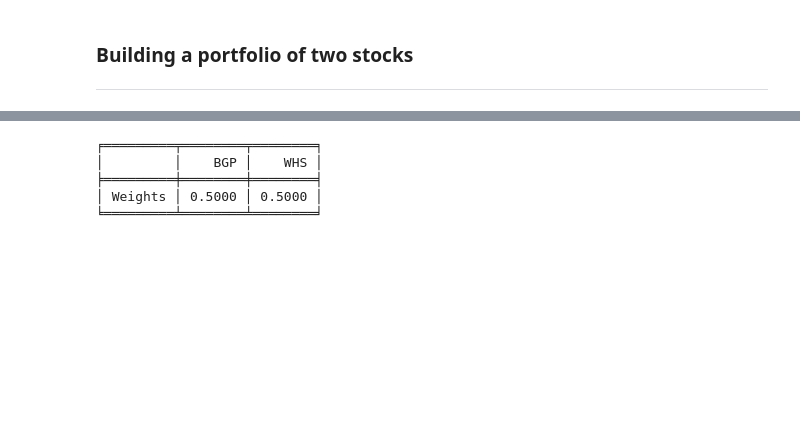
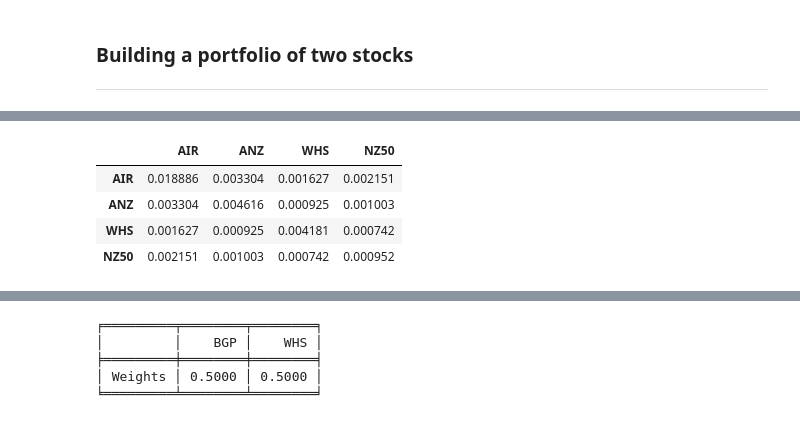
Before and after one commit to blucap/BDBA904, a Jupyter notebook: Chapter 10 - Intro.ipynb, the cells around one changed output, grey strips where cells are left out. Drawn from its saved outputs; the diff is of its cells as text; code cells hidden in the pictures; blank space fills up the shorter version.

```diff
--- a/Chapter 10 - Intro.ipynb
+++ b/Chapter 10 - Intro.ipynb
@@ -421,6 +439,14 @@ mean_ret = monthly_ret.mean()
 mean_ret.name = 'Mean Monthly Return'
 sigma    = monthly_ret.std()
 sigma.name = 'Sigma'
+# %%
+cov_mat
+# %% [output]
+|  | AIR | ANZ | WHS | NZ50 |
+| AIR | 0.018886 | 0.003304 | 0.001627 | 0.002151 |
+| ANZ | 0.003304 | 0.004616 | 0.000925 | 0.001003 |
+| WHS | 0.001627 | 0.000925 | 0.004181 | 0.000742 |
+| NZ50 | 0.002151 | 0.001003 | 0.000742 | 0.000952 |
 # %%
 nice_print(mean_ret.to_frame().join(sigma), 1, 'Returns')
 cov_mat  = monthly_ret.cov()
```
Also changed, not shown: parts of 43 cells of this notebook, 4 other files.
